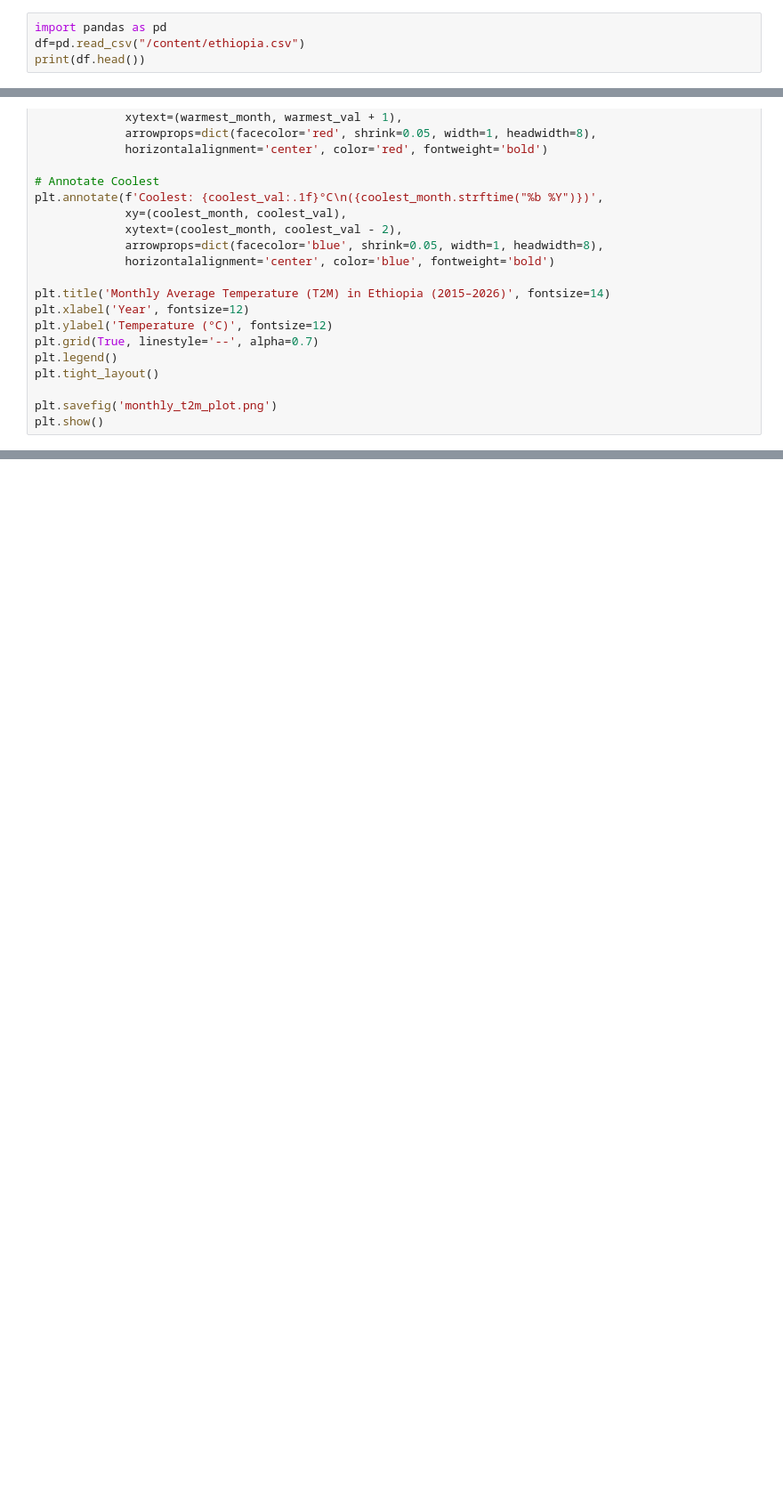
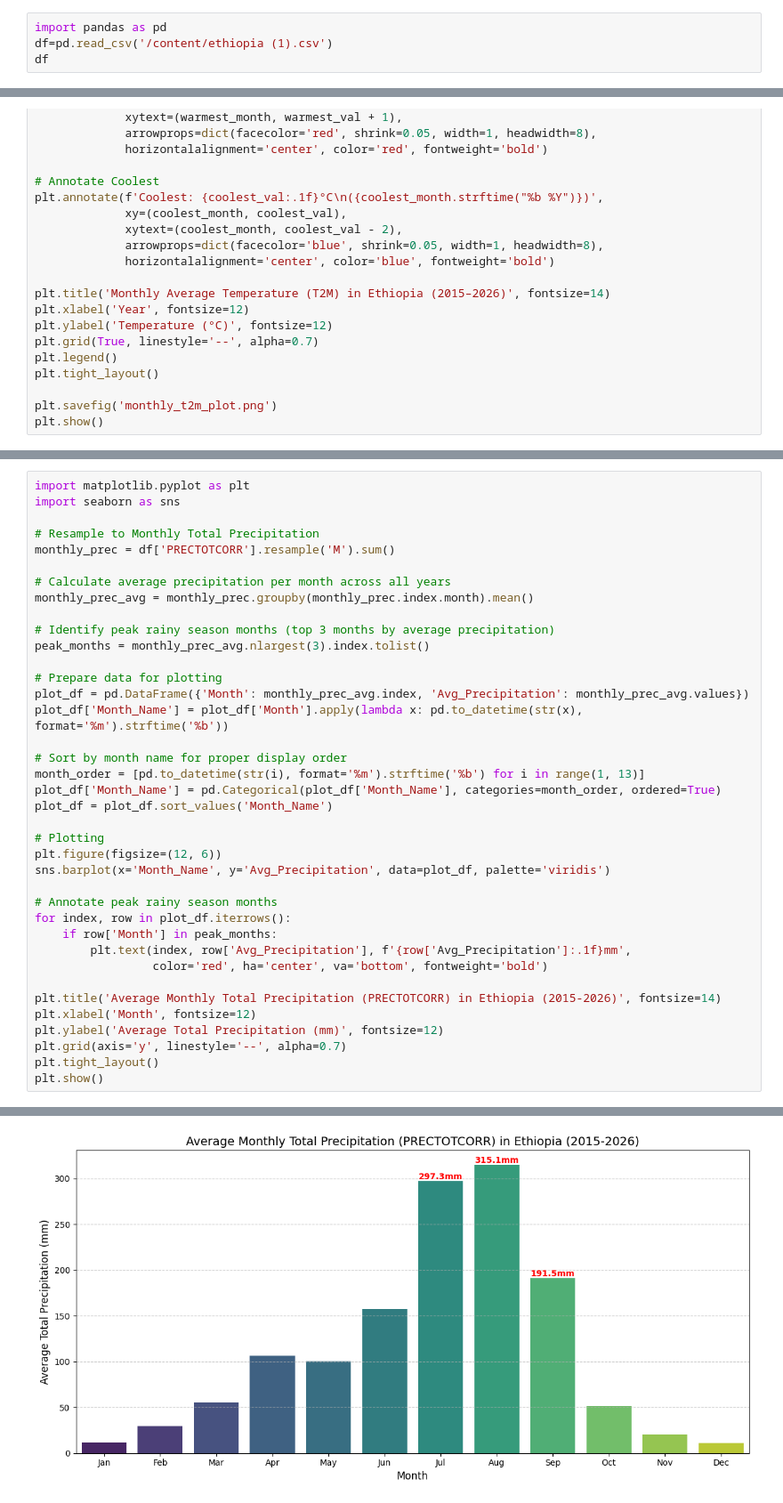
Before and after one commit to meti-creator/climate-challenge-week0, a Jupyter notebook: ethiopia_eda.ipynb, the cells around one changed output, grey strips where cells are left out. Shown at 89% size. Saved outputs shown, nothing was run; the diff lists cells and outputs as text; blank space fills up the shorter version.

```diff
--- a/ethiopia_eda.ipynb
+++ b/ethiopia_eda.ipynb
@@ -1,4 +1,4 @@
 # %%
 import pandas as pd
-df=pd.read_csv("/content/ethiopia.csv")
-print(df.head())
+df=pd.read_csv('/content/ethiopia (1).csv')
+df
@@ -169,0 +268,39 @@ print(me)
+# %%
+import matplotlib.pyplot as plt
+import seaborn as sns
+
+# Resample to Monthly Total Precipitation
+monthly_prec = df['PRECTOTCORR'].resample('M').sum()
+
+# Calculate average precipitation per month across all years
+monthly_prec_avg = monthly_prec.groupby(monthly_prec.index.month).mean()
+
+# Identify peak rainy season months (top 3 months by average precipitation)
+peak_months = monthly_prec_avg.nlargest(3).index.tolist()
+
+# Prepare data for plotting
+plot_df = pd.DataFrame({'Month': monthly_prec_avg.index, 'Avg_Precipitation': monthly_prec_avg.values})
+plot_df['Month_Name'] = plot_df['Month'].apply(lambda x: pd.to_datetime(str(x), format='%m').strftime('%b'))
+
+# Sort by month name for proper display order
+month_order = [pd.to_datetime(str(i), format='%m').strftime('%b') for i in range(1, 13)]
+plot_df['Month_Name'] = pd.Categorical(plot_df['Month_Name'], categories=month_order, ordered=True)
+plot_df = plot_df.sort_values('Month_Name')
+
+# Plotting
+plt.figure(figsize=(12, 6))
+sns.barplot(x='Month_Name', y='Avg_Precipitation', data=plot_df, palette='viridis')
+
+# Annotate peak rainy season months
+for index, row in plot_df.iterrows():
+    if row['Month'] in peak_months:
+        plt.text(index, row['Avg_Precipitation'], f'{row['Avg_Precipitation']:.1f}mm',
+                 color='red', ha='center', va='bottom', fontweight='bold')
+
+plt.title('Average Monthly Total Precipitation (PRECTOTCORR) in Ethiopia (2015-2026)', fontsize=14)
+plt.xlabel('Month', fontsize=12)
+plt.ylabel('Average Total Precipitation (mm)', fontsize=12)
+plt.grid(axis='y', linestyle='--', alpha=0.7)
+plt.tight_layout()
+plt.show()
+# %% [output]
@@ -169,0 +310 @@ print(me)
+[figure, added]
```
Also changed, not shown: parts of 26 cells of this notebook.
